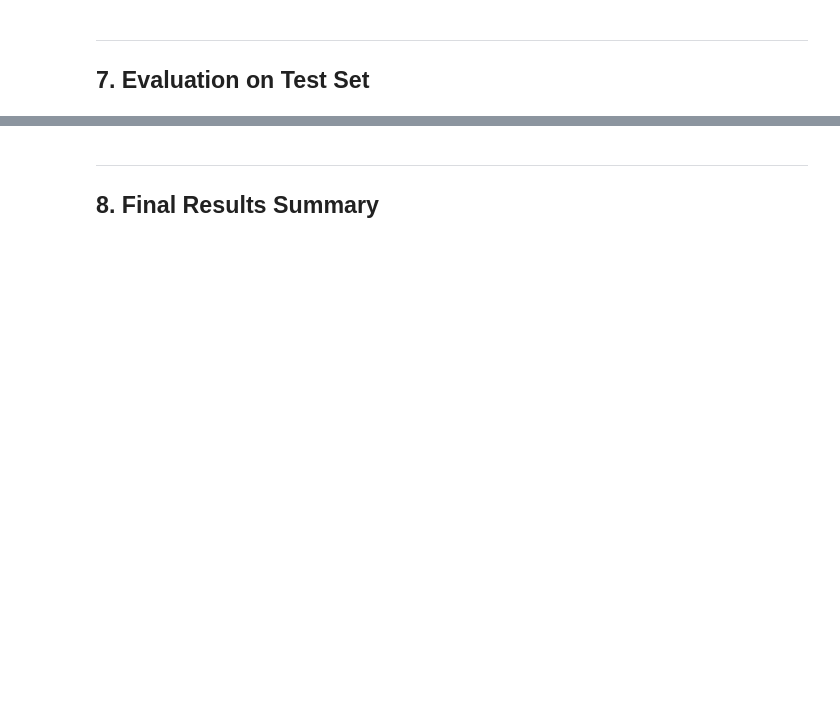
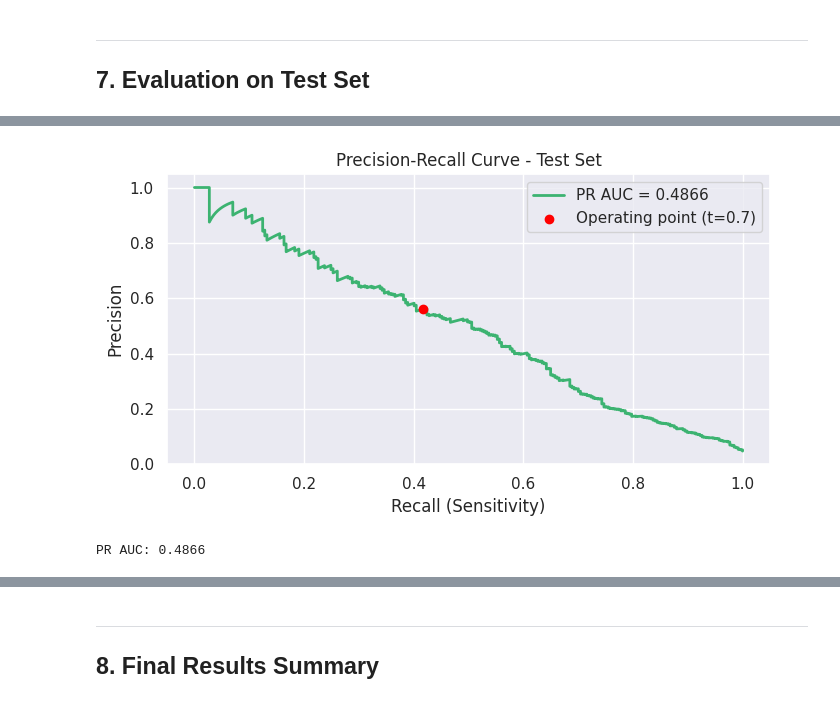
Before and after one commit to CharithaRIT/NeuroScribe-EEG-Seizure-Detection-with-Evidence-Grounded-Clinical-Reporting, a Jupyter notebook: notebooks/02_baseline_cnn_gru.ipynb, the cells around one changed output, grey strips where cells are left out. Saved outputs shown, nothing was run; the diff lists cells and outputs as text; code cells hidden in the pictures; blank space fills up the shorter version.

```diff
--- a/notebooks/02_baseline_cnn_gru.ipynb
+++ b/notebooks/02_baseline_cnn_gru.ipynb
@@ -301,16 +401,18 @@ plt.show()
 # %%
-# â”€â”€ Precision-Recall Curve â”€â”€â”€â”€â”€â”€â”€â”€â”€â”€â”€â”€â”€â”€â”€â”€â”€â”€â”€â”€â”€â”€â”€â”€â”€â”€â”€â”€â”€â”€â”€â”€â”€â”€â”€â”€â”€â”€â”€â”€â”€â”€â”€â”€â”€â”€â”€â”€
 prec_curve, rec_curve, _ = precision_recall_curve(test_labels, test_probs)
 pr_auc = auc(rec_curve, prec_curve)
 
 fig, ax = plt.subplots(figsize=(7, 4))
 ax.plot(rec_curve, prec_curve, color='mediumseagreen', lw=2, label=f'PR AUC = {pr_auc:.4f}')
 ax.scatter([sensitivity], [precision], color='red', zorder=5,
            label=f'Operating point (t={BEST_THRESH})')
 ax.set_xlabel('Recall (Sensitivity)'); ax.set_ylabel('Precision')
-ax.set_title('Precision-Recall Curve â€” Test Set')
+ax.set_title('Precision-Recall Curve - Test Set')
 ax.legend(); plt.tight_layout()
 plt.savefig(os.path.join(RESULTS_DIR, 'pr_curve.png'), dpi=150, bbox_inches='tight')
 plt.show()
 print(f'PR AUC: {pr_auc:.4f}')
+# %% [output]
+[figure, added]
+PR AUC: 0.4866
 # %%
```
Also changed, not shown: parts of 14 cells of this notebook, 1 other file.
